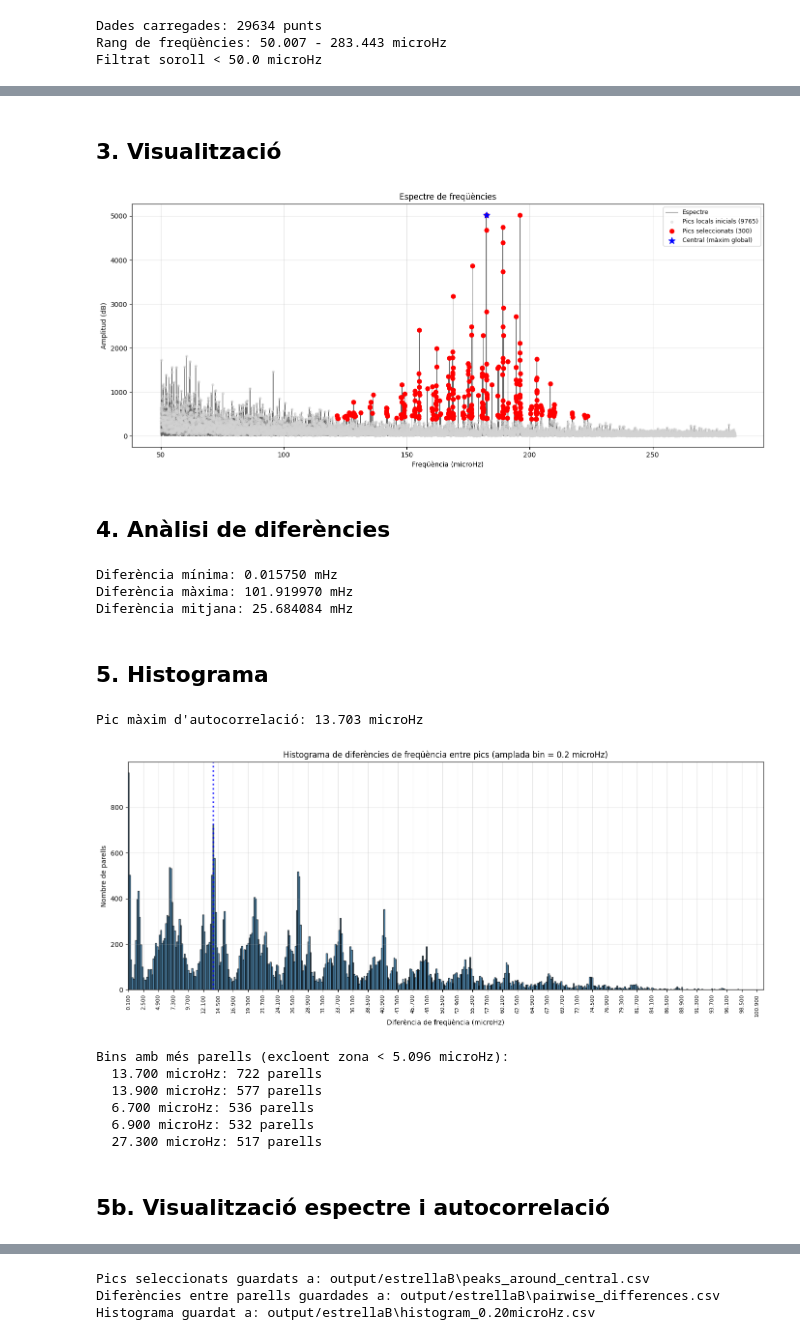
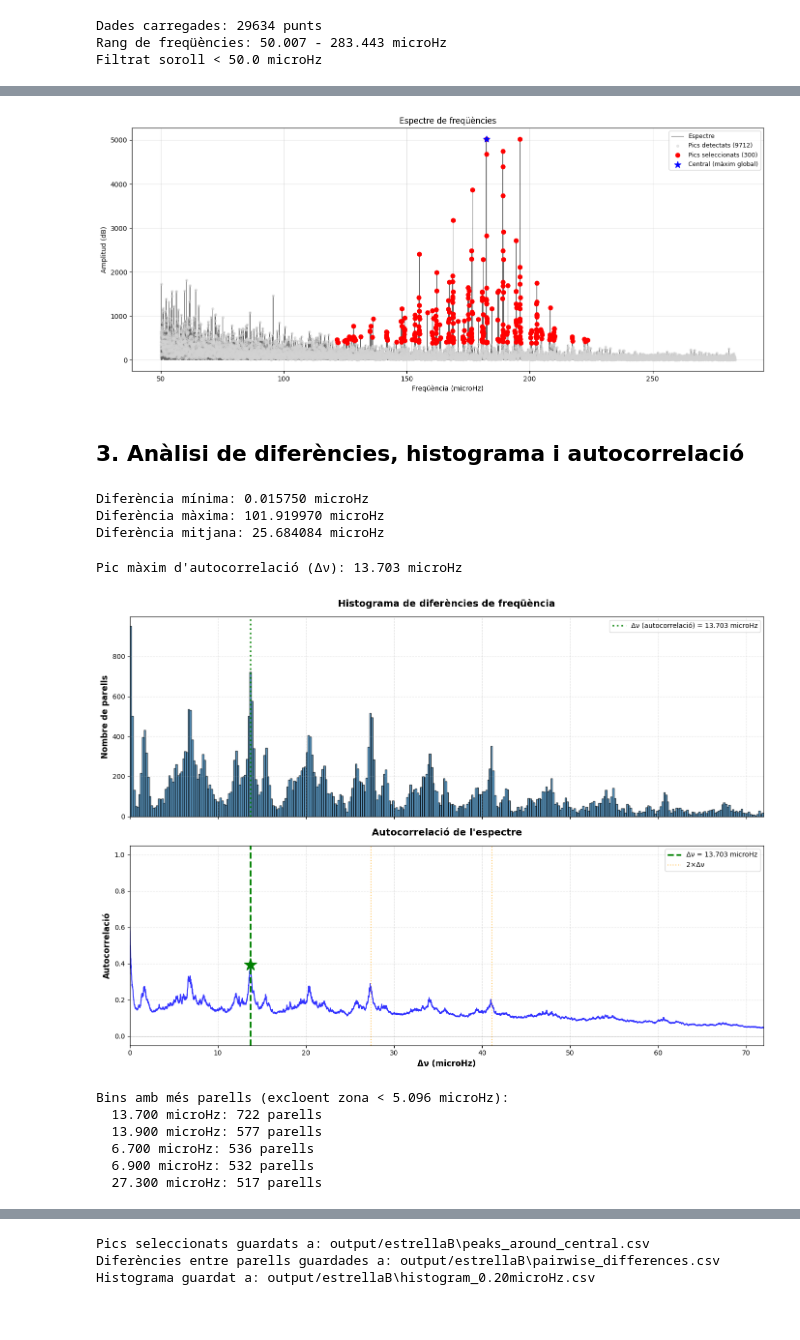
Before and after one commit to ManuelCarrilloMarmol/TdREduardCarrillo, a Jupyter notebook: output/notebooks/estrellaB_analisi.ipynb, the cells around one changed output, grey strips where cells are left out. Drawn from its saved outputs; the diff is of its cells as text; code cells hidden in the pictures.

```diff
--- a/output/notebooks/estrellaB_analisi.ipynb
+++ b/output/notebooks/estrellaB_analisi.ipynb
@@ -5,9 +5,10 @@ FREQ_UNIT = "microHz"
 FREQ_MIN = 50.0
 FREQ_RANGE_MIN = 120.0
 FREQ_RANGE_MAX = 240.0
-THRESHOLD_DB = 0.0
+PROMINENCE = 0.5
+DISTANCE = 2
 NUM_PEAKS = 300
-SELECTION_MODE = "amplitude"
 BIN_WIDTH = 0.2
 OUTPUT_DIR = "output/estrellaB"
-SKIP_MERGE = True
+CALCULAR_AUTOCORRELACIO = True
+EXCLUDE_NEAR_ZERO = True
@@ -54,53 +55,54 @@ No s han fusionat pics (mode estrelles)
 Pics seleccionats per amplitud (rang 120.0-240.0 microHz): 300
-# %% [markdown]
-## 3. Visualització
 # %%
-# Visualitzar amb o sense pics fusionats segons el mode
-show_merged = SELECTION_MODE == 'central'  # Només mostrar pics fusionats per Sol
-plot_spectrum(freqs, amps, initial_peaks, merged_peaks, selected_peaks, global_max_idx,
-              freq_unit=FREQ_UNIT, show_merged=show_merged)
+# Visualitzar espectre amb pics seleccionats
+plot_spectrum(freqs, amps, initial_peaks, selected_peaks, global_max_idx,
+              freq_unit=FREQ_UNIT)
 # %% [output]
-[figure, old version]
+[figure, new version]
 # %% [markdown]
-## 4. Anàlisi de diferències
+## 3. Anàlisi de diferències, histograma i autocorrelació
 # %%
-# Calculem diferències
+# Calcular diferències entre parells de pics
 pairwise_diffs = compute_pairwise_differences(freqs, selected_peaks)
 deltas = np.array([d[1] for d in pairwise_diffs])
 
-print(f"Diferència mínima: {deltas.min():.6f} mHz")
-print(f"Diferència màxima: {deltas.max():.6f} mHz")
-print(f"Diferència mitjana: {deltas.mean():.6f} mHz")
+print(f"Diferència mínima: {deltas.min():.6f} {FREQ_UNIT}")
+print(f"Diferència màxima: {deltas.max():.6f} {FREQ_UNIT}")
+print(f"Diferència mitjana: {deltas.mean():.6f} {FREQ_UNIT}")
 # %% [output]
-Diferència mínima: 0.015750 mHz
-Diferència màxima: 101.919970 mHz
-Diferència mitjana: 25.684084 mHz
+Diferència mínima: 0.015750 microHz
+Diferència màxima: 101.919970 microHz
+Diferència mitjana: 25.684084 microHz
-# %% [markdown]
-## 5. Histograma
 # %%
-# Calcular autocorrelació només per estrelles (mode amplitude)
-autocorr_peak = None
-if SELECTION_MODE == 'amplitude':
+# Histograma i autocorrelació
+if CALCULAR_AUTOCORRELACIO:
+    # Calcular autocorrelació
     lags, autocorr, autocorr_peak = compute_autocorrelation(
         freqs, amps,
         freq_range_min=FREQ_RANGE_MIN,
         freq_range_max=FREQ_RANGE_MAX,
         exclude_near_zero=0.05
     )
-    print(f"\nPic màxim d'autocorrelació: {autocorr_peak:.3f} {FREQ_UNIT}")
+    print(f"\nPic màxim d'autocorrelació (Δν): {autocorr_peak:.3f} {FREQ_UNIT}")
 
-# Per al Sol (mode central), no excloure zona propera a zero
-exclude_near_zero_hist = (SELECTION_MODE == 'amplitude')
-plot_histogram(deltas, bin_width=BIN_WIDTH, freq_unit=FREQ_UNIT,
-               autocorr_peak=autocorr_peak, exclude_near_zero=exclude_near_zero_hist)
+    # Visualització combinada histograma + autocorrelació
+    plot_histogram_with_autocorrelation(
+        deltas, lags, autocorr, autocorr_peak,
+        bin_width=BIN_WIDTH, freq_unit=FREQ_UNIT,
+        exclude_near_zero=EXCLUDE_NEAR_ZERO
+    )
+else:
+    # Només histograma (Sol)
+    plot_histogram_with_autocorrelation(
+        deltas, bin_width=BIN_WIDTH, freq_unit=FREQ_UNIT,
+        exclude_near_zero=EXCLUDE_NEAR_ZERO
+    )
 # %% [output]
-Pic màxim d'autocorrelació: 13.703 microHz
+Pic màxim d'autocorrelació (Δν): 13.703 microHz
-[figure, old version]
+[figure, new version]
 Bins amb més parells (excloent zona < 5.096 microHz):
   13.700 microHz: 722 parells
   13.900 microHz: 577 parells
   6.700 microHz: 536 parells
   6.900 microHz: 532 parells
   27.300 microHz: 517 parells
-# %% [markdown]
-## 5b. Visualització espectre i autocorrelació
```
Also changed, not shown: parts of 9 cells of this notebook, 10 other files.
